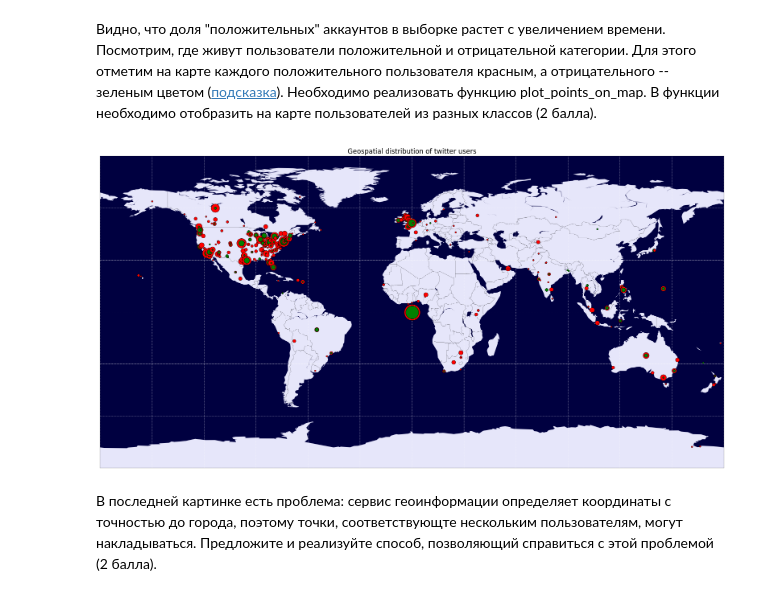
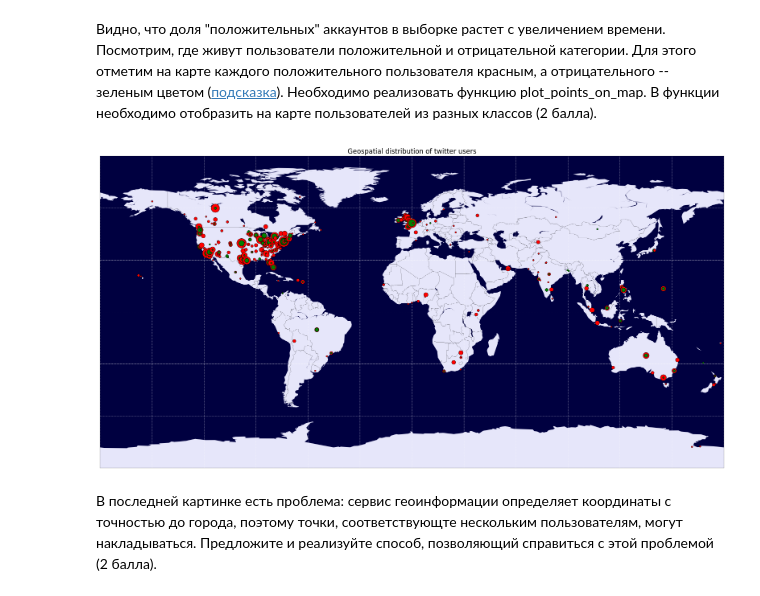
Before and after one commit to lapsya/technosphere_dm_1, a Jupyter notebook: 1/homework-1-st.ipynb, the cells around one changed output. Saved outputs shown, nothing was run; the diff lists cells and outputs as text; code cells hidden in the pictures.

```diff
--- a/1/homework-1-st.ipynb
+++ b/1/homework-1-st.ipynb
@@ -169,7 +169,7 @@ def get_coordinates_by_location(location):
             return (float(geoname['lat']), float(geoname['lng']), geoname['countryName'])
         except:
             print geoname
-    return (0, 0, u'Gabon')
+    return (NaN, NaN, None)
 
 
 #get_coordinates_by_location('San Francisco, CA')
@@ -360,34 +352,36 @@ def plot_points_on_map(df_full):
     Plot points on the map. Be creative.
     """
     # your code here
     grouped = df_full.groupby(['lon', 'lat'])
     marker_base_size = 4
     for group in grouped:
+        if isnan(group[0][0]):
+            continue
         pos_size = 0
         neg_size = 0
         for category in group[1]['cls']:
             if not isnan(category):
                 if category != 0:
                     pos_size += 1
                 else:
                     neg_size += 1
         x, y = m(group[0][0], group[0][1])
         mylog = lambda z: log(z) if z > 0 else 0
         if pos_size > neg_size:
             m.plot(x, y, 'ro', markersize = marker_base_size * mylog(pos_size))
             m.plot(x, y, 'go', markersize = marker_base_size * mylog(neg_size))
         else:
             m.plot(x, y, 'ro', markersize = marker_base_size * mylog(pos_size))
             m.plot(x, y, 'go', markersize = marker_base_size * mylog(neg_size))
     return df_full
 
 plot_points_on_map(df_full)
 
 pl.title("Geospatial distribution of twitter users")
 pl.legend()
 pl.show()
 # %% [output]
-[figure, old version]
+[figure, new version]
 # %% [markdown]
 В последней картинке есть проблема: сервис геоинформации определяет координаты с точностью до города, поэтому точки, соответствующте нескольким пользователям, могут накладываться. Предложите и реализуйте способ, позволяющий справиться с этой проблемой (2 балла).
 # %% [markdown]
```
Also changed, not shown: parts of 5 cells of this notebook, 2 other files.
